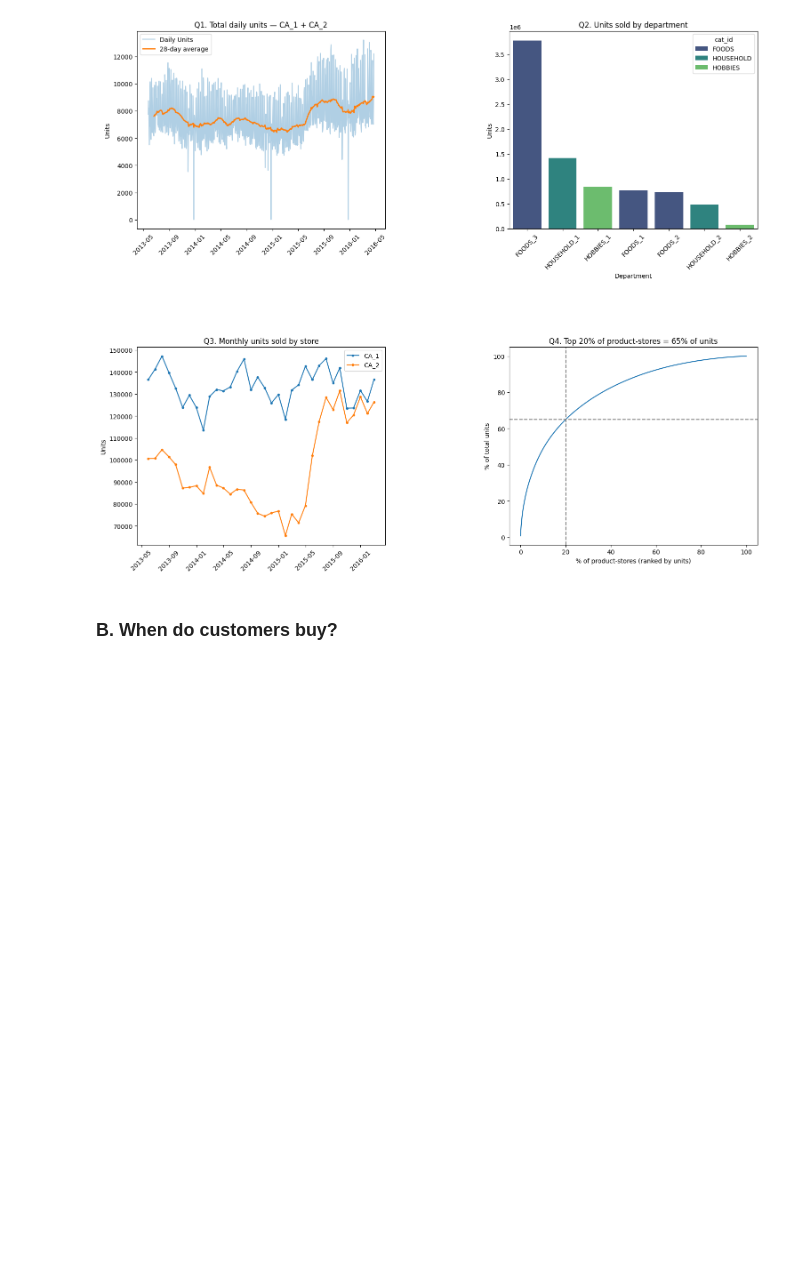
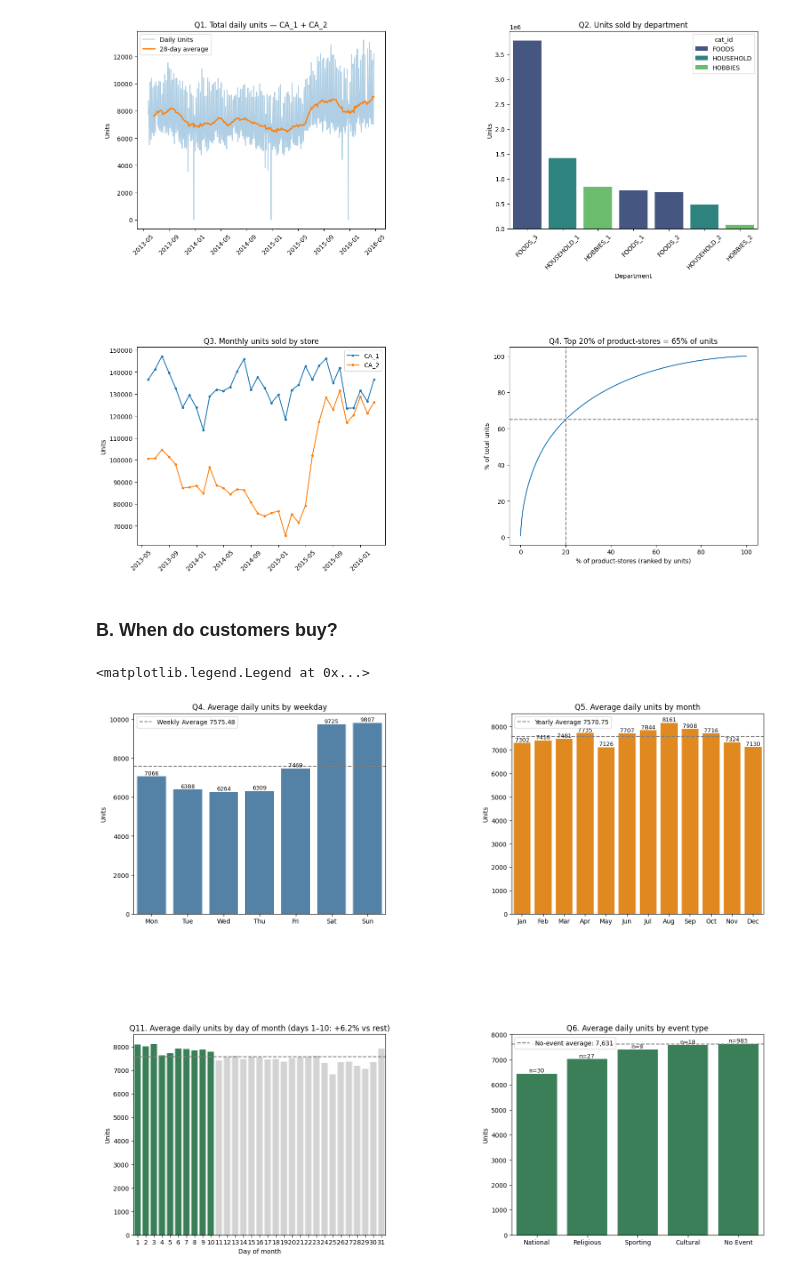
Before and after one commit to Snehil-Raut/CMPE_257_Machine_learning, a Jupyter notebook: notebooks/EDA.ipynb, the cells around one changed output. Cells and saved outputs as stored; diff of their text form; code cells hidden in the pictures; blank space fills up the shorter version.

```diff
--- a/notebooks/EDA.ipynb
+++ b/notebooks/EDA.ipynb
@@ -187,3 +187,67 @@ Text(0, 0.5, '% of total units')
 [figure]
 # %% [markdown]
 ### **B. When do customers buy?**
+# %%
+from os import eventfd
+fig, axes = plt.subplots(2,2, figsize=(18,15))
+fig.subplots_adjust(hspace=0.6, wspace=0.5)
+
+# Q5. Which days of the week are busiest?
+weekday_names = total.index.day_name()
+busiest_days  = total.groupby(weekday_names).mean()
+order         = ['Monday', 'Tuesday', 'Wednesday', 'Thursday', 'Friday', 'Saturday', 'Sunday']
+busiest_days  = busiest_days.reindex(order)
+
+ax = axes[0, 0]
+sns.barplot(x=busiest_days.index.str[:3], y=busiest_days.values, color='steelblue', ax=ax)
+ax.axhline(busiest_days.mean(), ls='--', c='grey', label=f'Weekly Average {busiest_days.mean():.2f}')
+ax.bar_label(ax.containers[0], fmt='%.0f', fontsize=9)
+ax.set_title('Q4. Average daily units by weekday')
+ax.set_xlabel('')
+ax.set_ylabel('Units')
+ax.legend()
+
+# 06. Which months are strongest
+month_names     = total.index.month_name()
+busiest_months  = total.groupby(month_names).mean()
+order_months    = ['January', 'February', 'March', 'April', 'May', 'June', 'July', 'August', 'September', 'October', 'November', 'December']
+busiest_months  = busiest_months.reindex(order_months)
+
+ax = axes[0,1]
+sns.barplot(x=busiest_months.index.str[:3], y=busiest_months.values, color='darkorange', ax=ax)
+ax.axhline(busiest_months.mean(), ls='--', c='grey', label=f'Yearly Average {busiest_months.mean():.2f}')
+ax.bar_label(ax.containers[0], fmt='%.0f', fontsize=9)
+ax.set_title('Q5. Average daily units by month')
+ax.set_xlabel('')
+ax.set_ylabel('Units')
+ax.legend()
+
+# 07. Does the demand shift within month?
+by_dom = total.groupby(total.index.day).mean()
+colors = ['seagreen' if d <= 10 else 'lightgrey' for d in by_dom.index]
+early  = by_dom.loc[1:10].mean() / by_dom.loc[11:].mean() - 1
+
+ax = axes[1, 0]
+sns.barplot(x=by_dom.index, y=by_dom.values, hue=by_dom.index, palette=colors, legend=False, ax=ax)
+ax.axhline(by_dom.mean(), ls='--', c='grey')
+ax.set_title(f'Q11. Average daily units by day of month (days 1–10: {early:+.1%} vs rest)')
+ax.set_xlabel('Day of month')
+ax.set_ylabel('Units')
+
+# Q8. How do Holidays and events change?
+cal                   = df.drop_duplicates('date').set_index('date')[['event_name_1', 'event_type_1']]
+event                 = total.to_frame('units').join(cal)
+event['event_type_1'] = event['event_type_1'].astype(object).fillna('No Event')
+by_event              = event.groupby('event_type_1')['units'].agg(['mean', 'count']).sort_values('mean')
+
+ax = axes[1,1]
+sns.barplot(x=by_event.index, y=by_event['mean'], color='seagreen', ax=ax)
+ax.axhline(by_event.loc['No Event', 'mean'], ls='--', c='grey', label=f'No-event average: {by_event.loc['No Event', 'mean']:,.0f}')
+ax.bar_label(ax.containers[0], labels=[f'n={n}' for n in by_event['count']], fontsize=9)
+ax.set_title('Q6. Average daily units by event type')
+ax.set_xlabel('')
+ax.set_ylabel('Units')
+ax.legend()
+# %% [output]
+<matplotlib.legend.Legend at 0x...>
+[figure, added]
```
Also changed, not shown: parts of 2 cells of this notebook.
